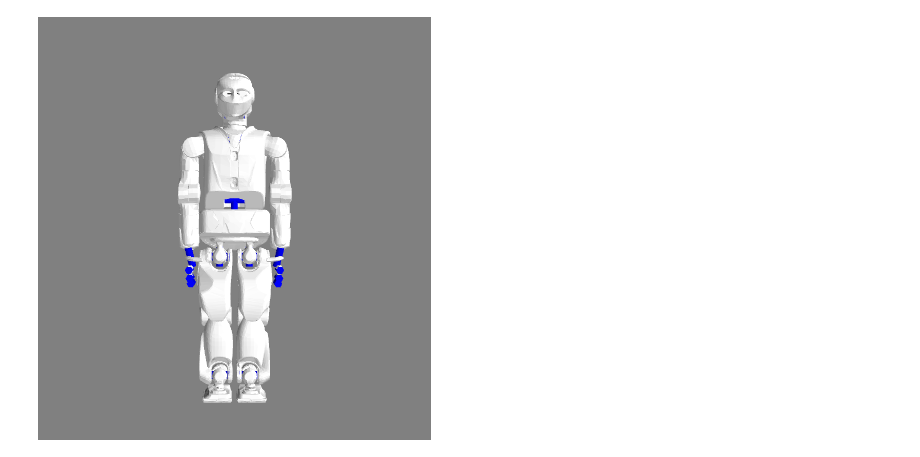
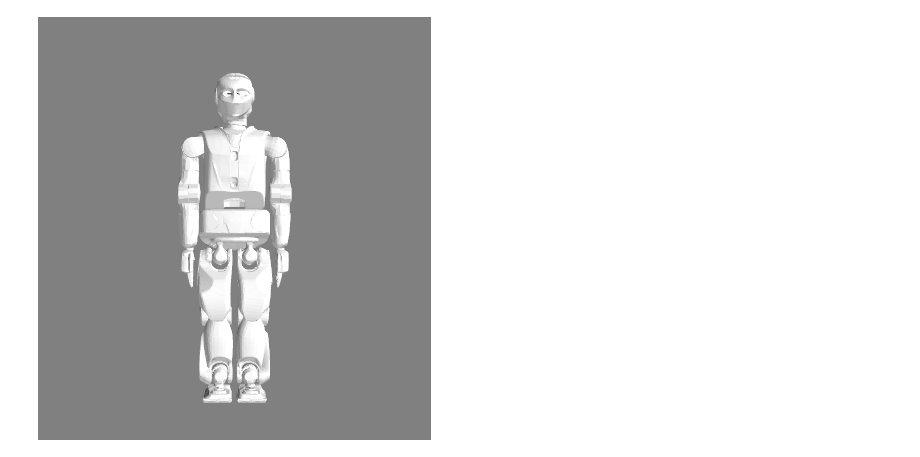
Before and after one commit to jrl-umi3218/sva_rbdyn_tutorials, a Jupyter notebook: ReemCIK.ipynb, the cells around one changed output. Saved outputs shown, nothing was run; the diff lists cells and outputs as text; code cells hidden in the pictures.

```diff
--- a/ReemCIK.ipynb
+++ b/ReemCIK.ipynb
@@ -30,18 +30,18 @@ mbg, mb, mbc, meshDict = ReemC()
 # %%
 # draw the robot
 from graph import MultiBodyViz
 
 mbv = MultiBodyViz(mbg, mb, meshDict=meshDict)
 mbv.addActors(viewer.scene)
 
 rbd.forwardKinematics(mb, mbc)
 
 bodyPosW = list(mbc.bodyPosW)
 
 viewer.scene.camera.focal_point = tuple(bodyPosW[0].translation())
 viewer.scene.camera.position = tuple(bodyPosW[0].translation() + e.Vector3d.UnitX()*4)
 
-mbv.display(mb, mbc)
+mbv.display(mb, mbc, displayJoints=False)
 display()
 # %% [output]
-[figure, old version]
+[figure, new version]
```
Also changed, not shown: 5 other files.
